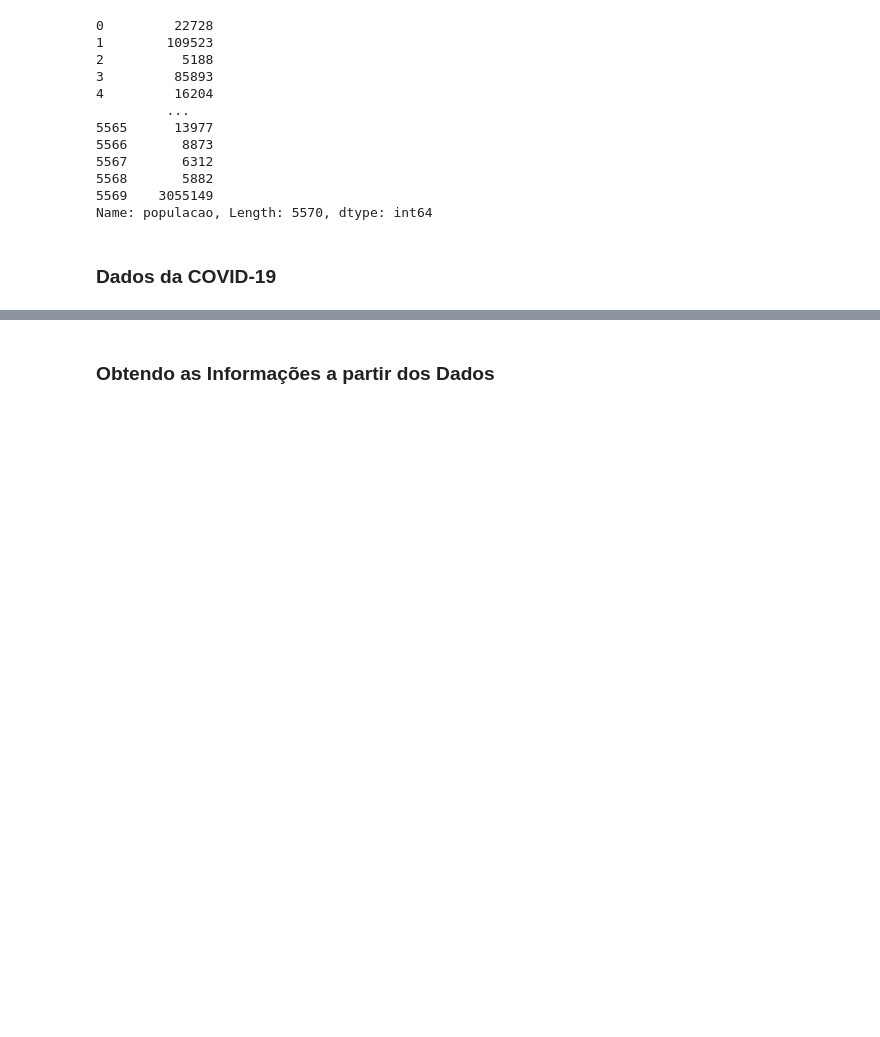
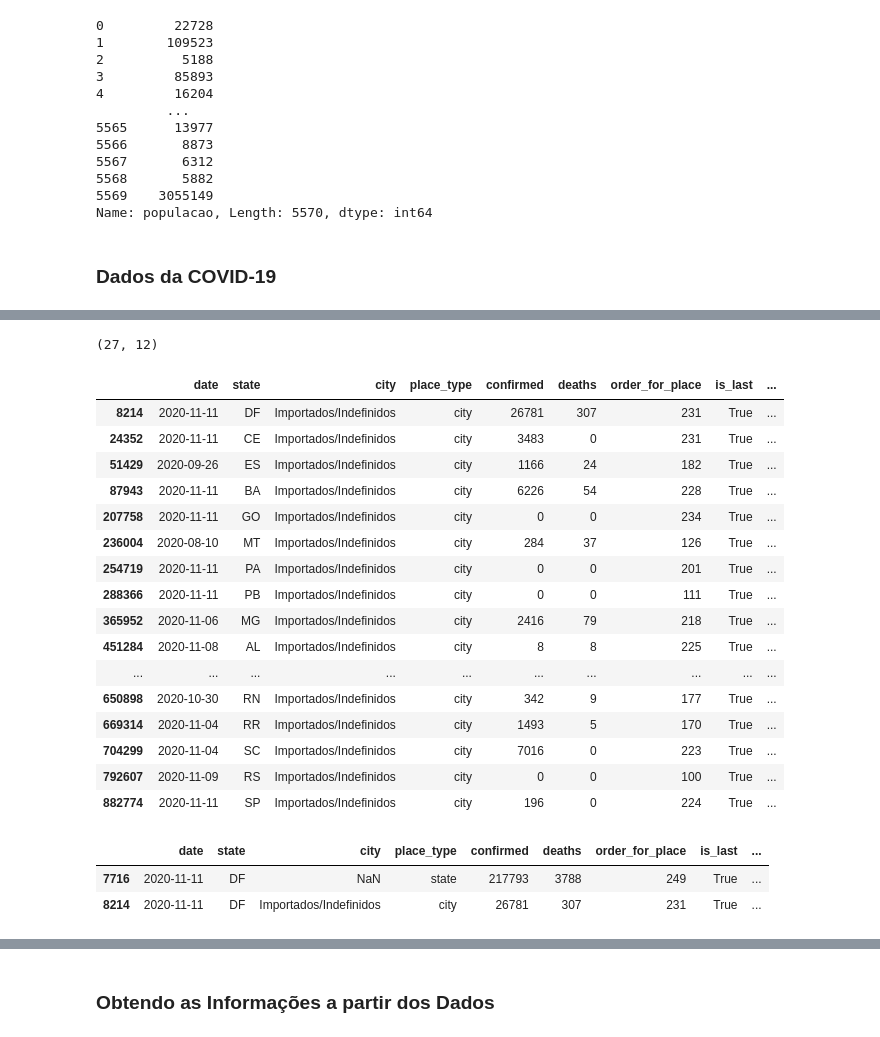
Before and after one commit to gustavopierre/data_science_portfolio, a Jupyter notebook: Gustavo_Moreira_Pierre.ipynb, the cells around one changed output, grey strips where cells are left out. Drawn from its saved outputs; the diff is of its cells as text; code cells hidden in the pictures; blank space fills up the shorter version.

```diff
--- a/Gustavo_Moreira_Pierre.ipynb
+++ b/Gustavo_Moreira_Pierre.ipynb
@@ -427,0 +541,7 @@ array(['AP', 'AC', 'DF', 'CE', 'ES', 'BA', 'MS', 'MA', 'GO', 'MT', 'PA',
+# %%
+# apagando os registros que não são os últimos (is_last == False)
+dados_selecionados = dados.drop(dados.query("is_last == False").index)
+# %%
+# apagando as colunas de estimativa da população em 2019
+dados_selecionados.drop('estimated_population_2019', axis=1, inplace=True)
+dados_selecionados.head()
@@ -427,0 +555,32 @@ array(['AP', 'AC', 'DF', 'CE', 'ES', 'BA', 'MS', 'MA', 'GO', 'MT', 'PA',
+# %%
+# quantidade de
+dados_selecionados.query("place_type == 'state'").shape
+# %% [output]
+(27, 12)
+# %%
+# verificando se existem valores nulos no campo população estimada
+dados_selecionados[dados_selecionados['estimated_population'].isnull()]
+# %% [output]
+|  | date | state | city | place_type | confirmed | deaths | order_for_place | is_last | ... |
+| 8214 | 2020-11-11 | DF | Importados/Indefinidos | city | 26781 | 307 | 231 | True | ... |
+| 24352 | 2020-11-11 | CE | Importados/Indefinidos | city | 3483 | 0 | 231 | True | ... |
+| 51429 | 2020-09-26 | ES | Importados/Indefinidos | city | 1166 | 24 | 182 | True | ... |
+| 87943 | 2020-11-11 | BA | Importados/Indefinidos | city | 6226 | 54 | 228 | True | ... |
+| 207758 | 2020-11-11 | GO | Importados/Indefinidos | city | 0 | 0 | 234 | True | ... |
+| 236004 | 2020-08-10 | MT | Importados/Indefinidos | city | 284 | 37 | 126 | True | ... |
+| 254719 | 2020-11-11 | PA | Importados/Indefinidos | city | 0 | 0 | 201 | True | ... |
+| 288366 | 2020-11-11 | PB | Importados/Indefinidos | city | 0 | 0 | 111 | True | ... |
+| 365952 | 2020-11-06 | MG | Importados/Indefinidos | city | 2416 | 79 | 218 | True | ... |
+| 451284 | 2020-11-08 | AL | Importados/Indefinidos | city | 8 | 8 | 225 | True | ... |
+| ... | ... | ... | ... | ... | ... | ... | ... | ... | ... |
+| 650898 | 2020-10-30 | RN | Importados/Indefinidos | city | 342 | 9 | 177 | True | ... |
+| 669314 | 2020-11-04 | RR | Importados/Indefinidos | city | 1493 | 5 | 170 | True | ... |
+| 704299 | 2020-11-04 | SC | Importados/Indefinidos | city | 7016 | 0 | 223 | True | ... |
+| 792607 | 2020-11-09 | RS | Importados/Indefinidos | city | 0 | 0 | 100 | True | ... |
+| 882774 | 2020-11-11 | SP | Importados/Indefinidos | city | 196 | 0 | 224 | True | ... |
+# %%
+dados_selecionados.query("state == 'DF' and (city == 'Importados/Indefinidos' or place_type == 'state')")
+# %% [output]
+|  | date | state | city | place_type | confirmed | deaths | order_for_place | is_last | ... |
+| 7716 | 2020-11-11 | DF | NaN | state | 217793 | 3788 | 249 | True | ... |
+| 8214 | 2020-11-11 | DF | Importados/Indefinidos | city | 26781 | 307 | 231 | True | ... |
```
Also changed, not shown: parts of 33 cells of this notebook.
